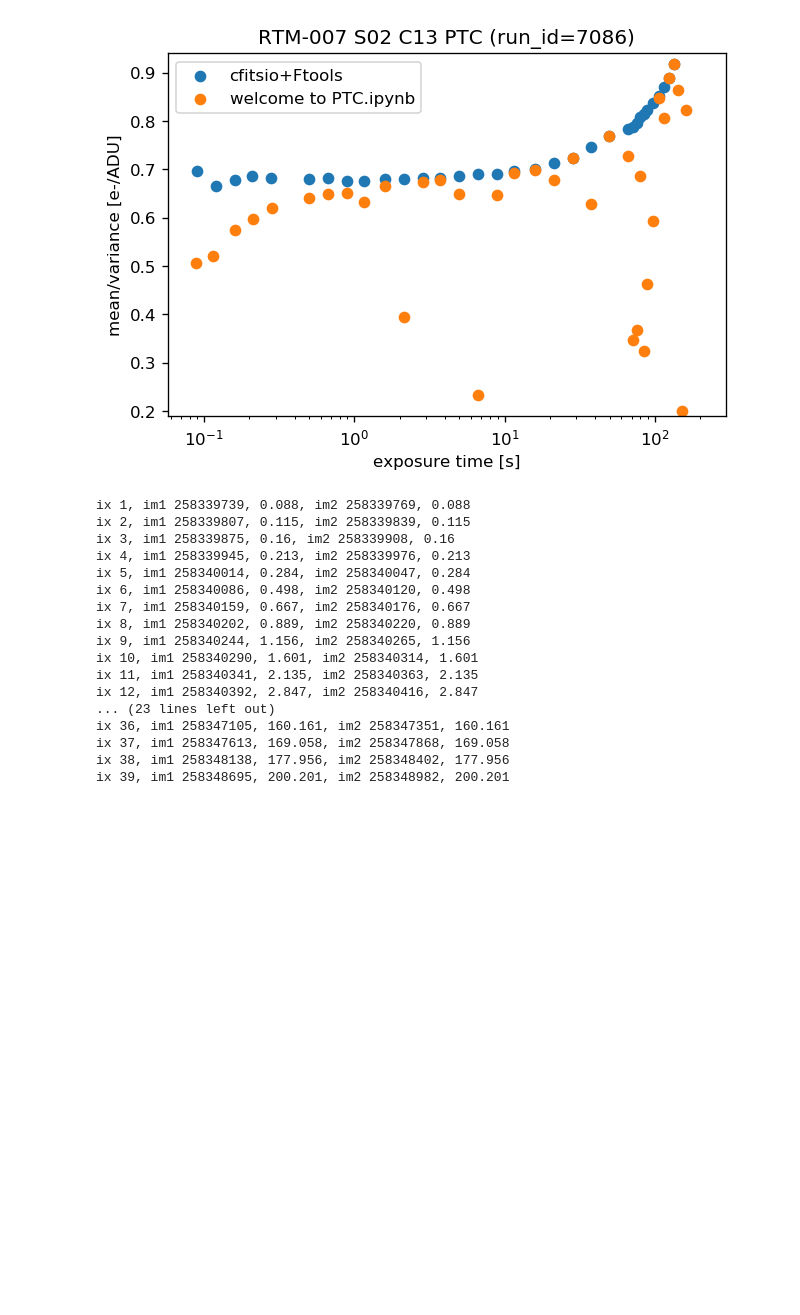
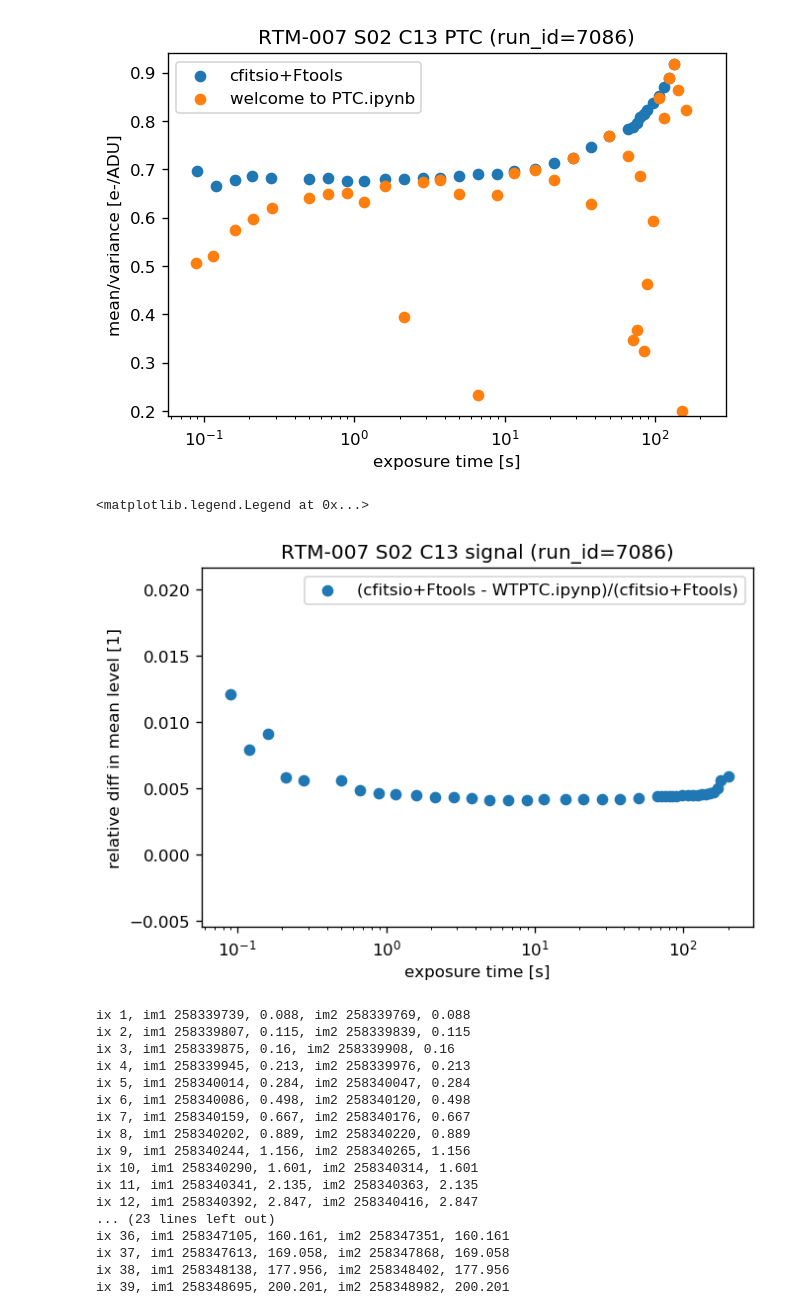
Before and after one commit to lsst/bootcamp-work, a Jupyter notebook: examples/PTC_compare_181115.ipynb, the cells around one changed output. Saved outputs shown, nothing was run; the diff lists cells and outputs as text; code cells hidden in the pictures; blank space fills up the shorter version.

Commit message:
included some externally derived results from the same dataset for algorithm debugging

```diff
--- a/examples/PTC_compare_181115.ipynb
+++ b/examples/PTC_compare_181115.ipynb
@@ -132,5 +136,6 @@ afw_display.mtv(sub_im1) # display an example image
 visit_keys = exp_time.keys()
 x = [exp_time[visit] for visit in visit_keys]
 y = [gain[visit] for visit in visit_keys]
+signal = [sumim_mean[visit] for visit in visit_keys]
 # %%
 plt.scatter(x, y)
@@ -157,6 +165,22 @@ plt.legend()
 # %% [output]
 <matplotlib.legend.Legend at 0x...>
 [figure]
+# %%
+# generate a normalized difference for the mean of the flat pair sum vs. exposure time
+external_raw_file='/project/arasmus/RTM-007_ptc/Corr_[3].qdp'
+means=numpy.loadtxt(external_raw_file,skiprows=1)
+mean=means[:,0]
+signal_diff=(mean-signal)/mean
+plt.scatter(expotime, signal_diff, label='(cfitsio+Ftools - WTPTC.ipynp)/(cfitsio+Ftools)')
+plt.xscale('log')
+plt.xlabel('exposure time [s]')
+plt.ylabel('relative diff in mean level [1]')
+# plt.ylim(0.19, 0.94)
+plt.title('RTM-007 S02 C13 signal (run_id=7086)')
+plt.legend()
+# %% [output]
+<matplotlib.legend.Legend at 0x...>
+[figure, added]
 # %%
 i=1
 for visit1,visit2 in zip(visits[:-1:2],visits[1::2]):
```
Also changed, not shown: parts of 4 cells of this notebook.
